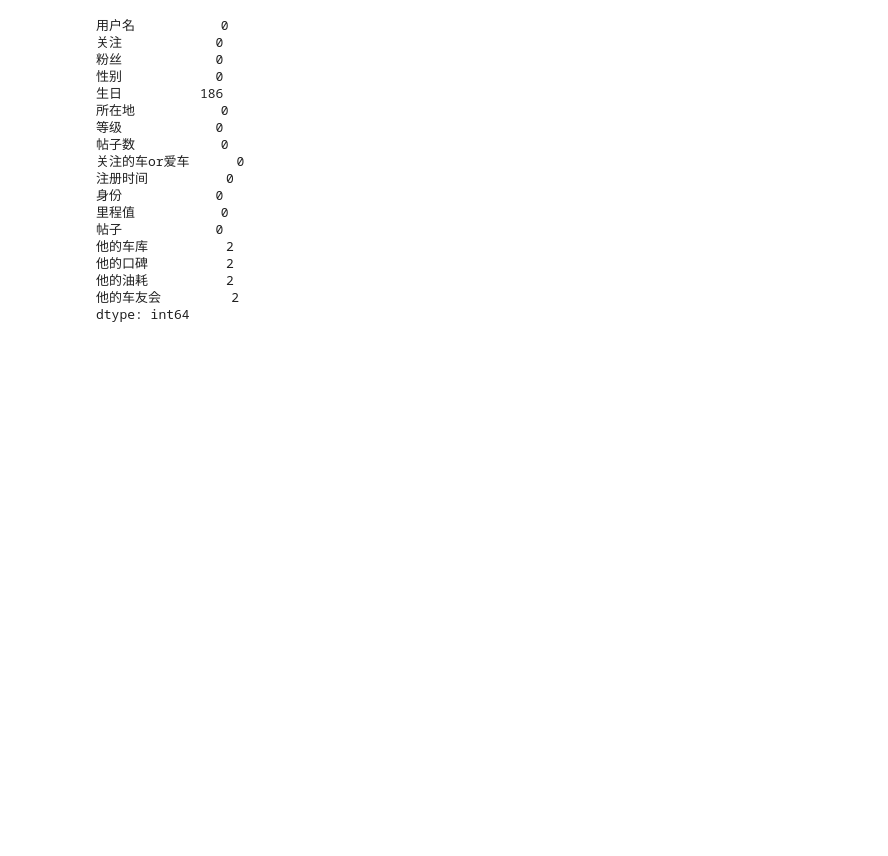
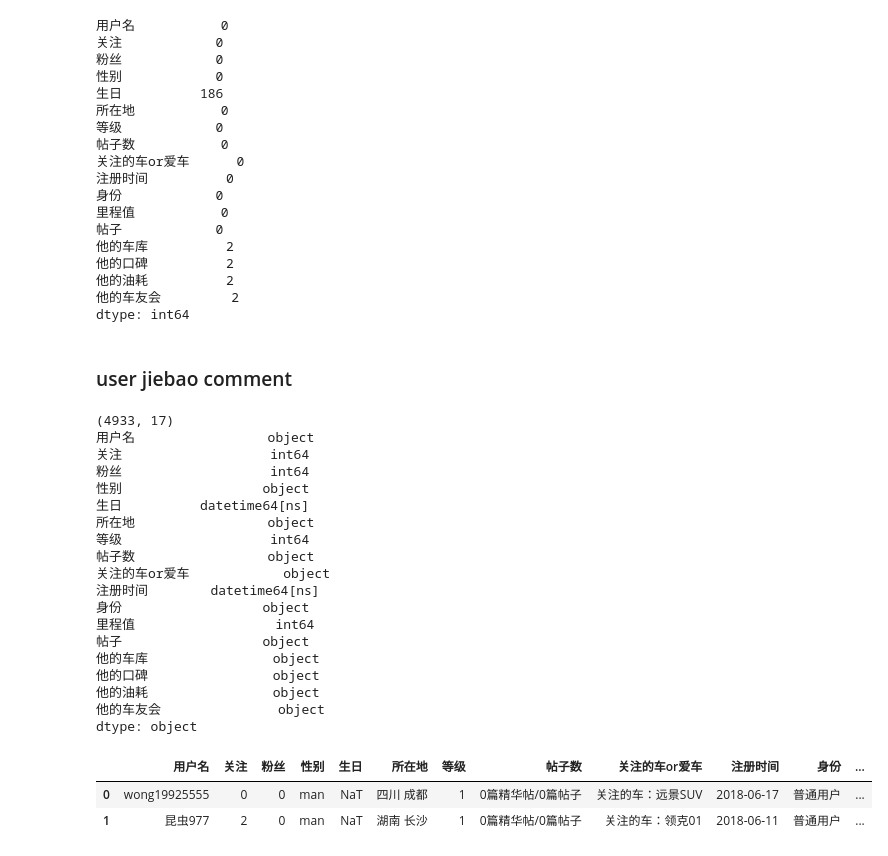
Before and after one commit to pierrelzw/JLR-Prediction, a Jupyter notebook: jiebao.ipynb, the cells around one changed output. Drawn from its saved outputs; the diff is of its cells as text; code cells hidden in the pictures; blank space fills up the shorter version.

```diff
--- a/jiebao.ipynb
+++ b/jiebao.ipynb
@@ -69,3 +82,36 @@ user_koubei.isnull().sum()
 他的油耗          2
 他的车友会         2
 dtype: int64
+# %% [markdown]
+### user jiebao comment
+# %%
+# read user table to dataframe
+table_path = "data/捷豹口碑评论人.xlsx"
+visitor_koubei = pd.read_excel(table_path)
+col_names = visitor_koubei.keys()
+print(visitor_koubei.shape)
+print(visitor_koubei.dtypes)
+visitor_koubei.head(2)
+# %% [output]
+(4933, 17)
+用户名                 object
+关注                   int64
+粉丝                   int64
+性别                  object
+生日          datetime64[ns]
+所在地                 object
+等级                   int64
+帖子数                 object
+关注的车or爱车            object
+注册时间        datetime64[ns]
+身份                  object
+里程值                  int64
+帖子                  object
+他的车库                object
+他的口碑                object
+他的油耗                object
+他的车友会               object
+dtype: object
+|  | 用户名 | 关注 | 粉丝 | 性别 | 生日 | 所在地 | 等级 | 帖子数 | 关注的车or爱车 | 注册时间 | 身份 | ... |
+| 0 | wong19925555 | 0 | 0 | man | NaT | 四川 成都 | 1 | 0篇精华帖/0篇帖子 | 关注的车：远景SUV | 2018-06-17 | 普通用户 | ... |
+| 1 | 昆虫977 | 2 | 0 | man | NaT | 湖南 长沙 | 1 | 0篇精华帖/0篇帖子 | 关注的车：领克01 | 2018-06-11 | 普通用户 | ... |
```
Also changed, not shown: parts of 16 cells of this notebook, 2 other files.
